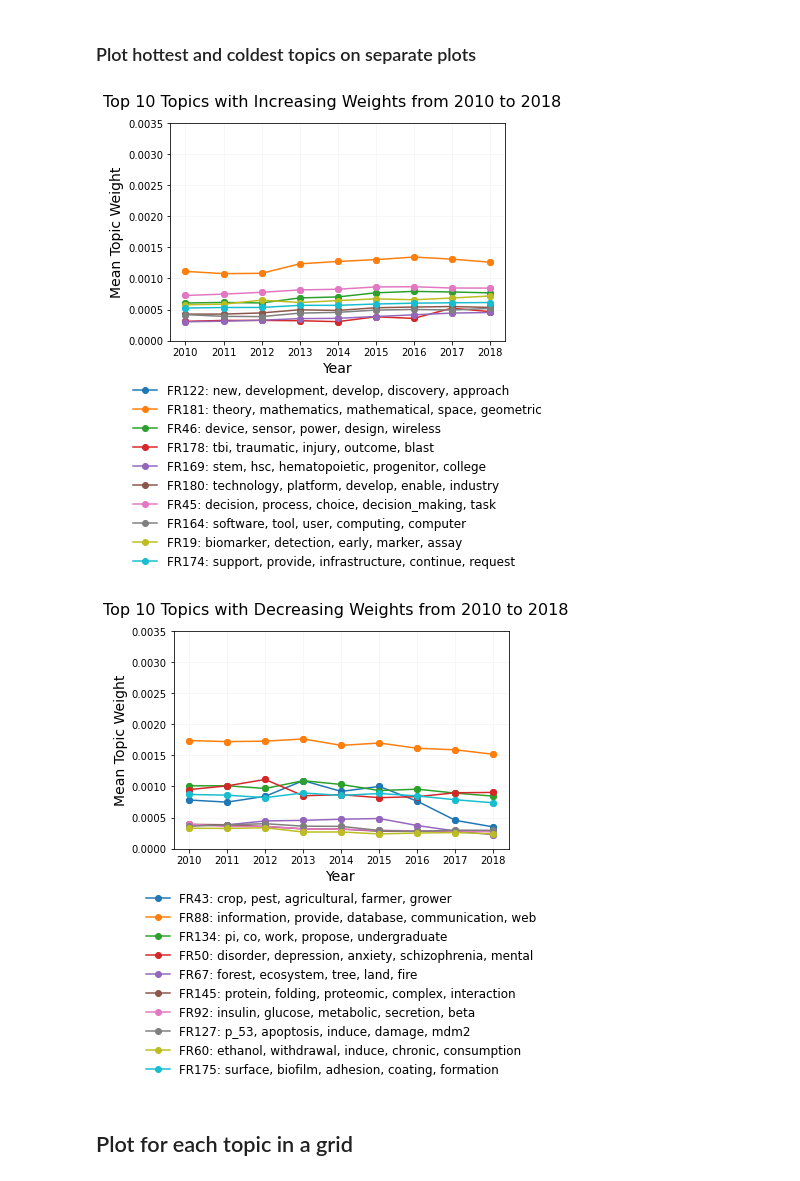
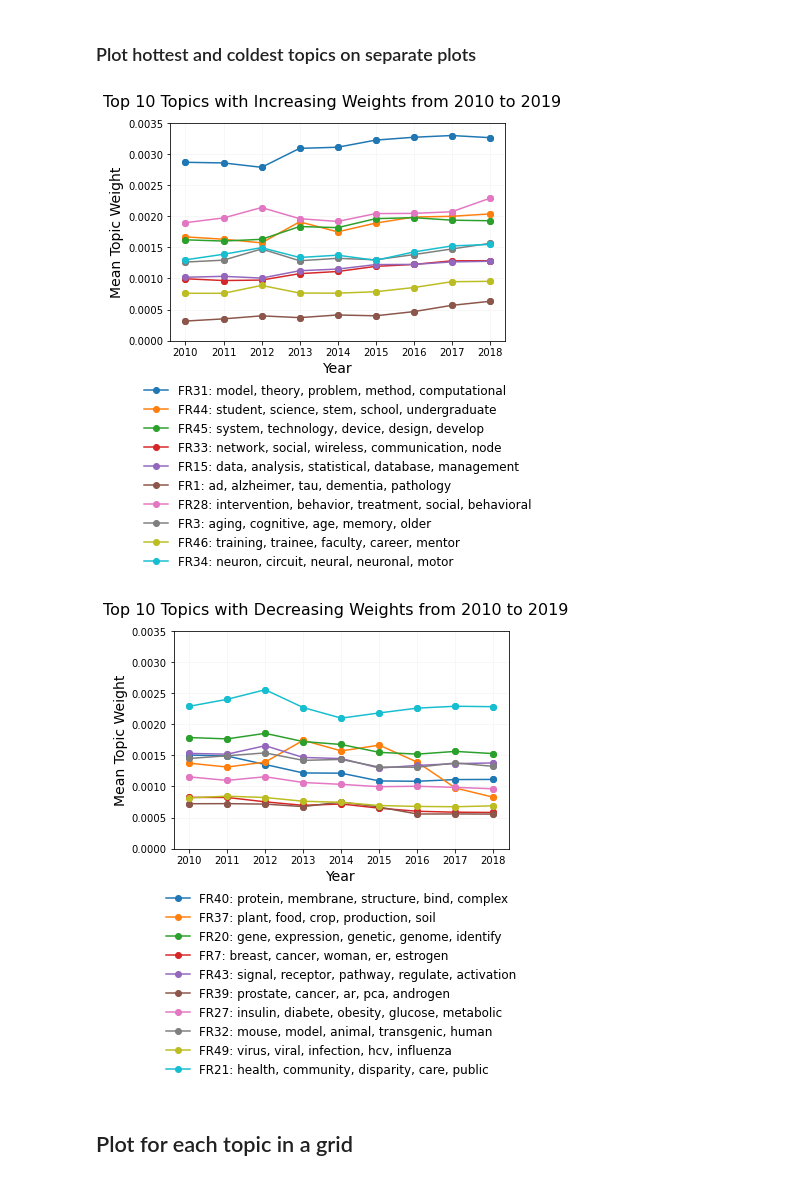
Before and after one commit to uva-bi-sdad/publicrd, a Jupyter notebook: src/Tech-Report/full-results/ET-full-final.ipynb, the cells around one changed output. Cells and saved outputs as stored; diff of their text form; code cells hidden in the pictures.

```diff
--- a/src/Tech-Report/full-results/ET-full-final.ipynb
+++ b/src/Tech-Report/full-results/ET-full-final.ipynb
@@ -128,9 +128,9 @@ tf_idf = tfidf_vectorizer.fit_transform(text)
 #    pickle.dump((doc_topic, topic_term), f)
 # %%
 # read in fit topic model
-num_topics = 200
+num_topics = 50            # model=50, 100, 150, 200.
 
-with open("/project/biocomplexity/sdad/projects_data/ncses/prd/Tech-Report/nmf_full_200.pkl", "rb") as f:
+with open("/project/biocomplexity/sdad/projects_data/ncses/prd/Tech-Report/nmf_full_"+str(num_topics)+".pkl", "rb") as f:
     res = pickle.load(f)
 
 doc_topic = res[0]
@@ -180,9 +180,10 @@ topic_counts = topic_count_bool.groupby("START_YEAR").sum().reset_index()
 topic_counts["START_YEAR"] = topic_counts["START_YEAR"].astype(int)
 # %%
 # get docs between 2010 and 2019
+end_year = 2019
 topic_counts_filt = topic_counts[topic_counts["START_YEAR"] > 2009]
 #topic_counts_filt = topic_counts_filt[topic_counts_filt["START_YEAR"] < 2020]
-topic_counts_filt = topic_counts_filt[topic_counts_filt["START_YEAR"] < 2019]
+topic_counts_filt = topic_counts_filt[topic_counts_filt["START_YEAR"] < end_year]
 # %%
 n_by_topic = topic_counts_filt.sum()[1:]
 # %%
@@ -196,7 +199,7 @@ topic_frame_se["START_YEAR"] = topic_frame_se["START_YEAR"].astype(int)
 
 topic_wts_se_2010_2019 = topic_frame_se[topic_frame_se["START_YEAR"] > 2009]
 #topic_wts_se_2010_2019 = topic_wts_se_2010_2019[topic_wts_se_2010_2019["START_YEAR"] < 2020]
-topic_wts_se_2010_2019 = topic_wts_se_2010_2019[topic_wts_se_2010_2019["START_YEAR"] < 2019]
+topic_wts_se_2010_2019 = topic_wts_se_2010_2019[topic_wts_se_2010_2019["START_YEAR"] < end_year]
 # %%
 topic_frame = topic_frame.groupby("START_YEAR").mean().reset_index()
 topic_frame = topic_frame.sort_values(by = "START_YEAR")
@@ -206,7 +209,7 @@ topic_frame["START_YEAR"] = topic_frame["START_YEAR"].astype(int)
 
 topic_wts_2010_2019 = topic_frame[topic_frame["START_YEAR"] > 2009]
 #topic_wts_2010_2019 = topic_wts_2010_2019[topic_wts_2010_2019["START_YEAR"] < 2020]
-topic_wts_2010_2019 = topic_wts_2010_2019[topic_wts_2010_2019["START_YEAR"] < 2019]
+topic_wts_2010_2019 = topic_wts_2010_2019[topic_wts_2010_2019["START_YEAR"] < end_year]
 # %%
 # fit OLS and get slope, SE, p-value
 topic_slopes = []
@@ -284,7 +287,7 @@ linestyle_tuple = [
 
 line_return = []
 fig = plt.figure()
-fig.suptitle('Top 10 Topics with Increasing Weights from 2010 to 2018', fontsize=16)
+fig.suptitle('Top 10 Topics with Increasing Weights from 2010 to '+str(end_year), fontsize=16)
 ax = fig.add_subplot(111)
 plt.grid(True, color = "whitesmoke")
 line = [[(0, 0)]]
@@ -322,7 +325,7 @@ lc2 = mcol.LineCollection(2 * line, linestyles=['solid','dashed'], colors=['oran
 
 plt.legend([top_leg_label[x] for x in range(0,len(top_leg_label))], bbox_to_anchor=(0.35, -0.35, 0.3, 0.2),
            loc='upper center', fontsize = 'large', frameon = False)
-plt.savefig("et_paper/full_increasing_200_topics_2018.png", dpi = 800, bbox_inches = "tight")
+plt.savefig("et_paper/full_increasing_"+str(num_topics)+"_topics_"+str(end_year)+".pdf", dpi = 800, bbox_inches = "tight")
 plt.show()
 
 
@@ -333,7 +336,7 @@ plt.show()
 
 line_return = []
 fig = plt.figure()
-fig.suptitle('Top 10 Topics with Decreasing Weights from 2010 to 2018', fontsize=16)
+fig.suptitle('Top 10 Topics with Decreasing Weights from 2010 to '+str(2019), fontsize=16)
 ax = fig.add_subplot(111)
 plt.grid(True, color = "whitesmoke")
 i = 0
@@ -347,36 +350,36 @@ for n in bottom_slopes.index:
     #ax.plot(topic_wts_2010_2019["START_YEAR"], (topic_wts_2010_2019["START_YEAR"]*linear_fit.coef_[0][0])+linear_fit.intercept_,linestyle = 'dashed', color = color_list[i+5])
     ax.plot(topic_wts_2010_2019["START_YEAR"], topic_wts_2010_2019.iloc[:,n+1], '-o', color=color, zorder = zorder)
     #ax.plot(topic_wts_2010_2019["START_YEAR"], topic_wts_2010_2019.iloc[:,n+1], '-o', color=color, zorder = zorder, linestyle=linestyle_tuple[i])
     ax.errorbar(topic_wts_2010_2019["START_YEAR"], topic_wts_2010_2019.iloc[:,n+1],
             yerr = np.array(topic_wts_se_2010_2019.iloc[:,n+1]), fmt = 'o', color=color, zorder = zorder)
     #line_return.append(mcol.LineCollection(2 * line, linestyles=['solid','dashed'], colors=[color_list[i+5],color_list[i+5]]))
     line_return.append(mcol.LineCollection(line, linestyles=['solid'], colors=[color]))
     #line_return.append(mcol.LineCollection(line, linestyles=linestyle_tuple, colors=[color]))
     i+=1
     #leg.append("Topic %d"%(n+1))
 
 plt.xticks(np.arange(topic_wts_2010_2019["START_YEAR"].min(), topic_wts_2010_2019["START_YEAR"].max()+1, 1.0))
 plt.xlabel('Year', fontsize=14)
 plt.ylabel('Mean Topic Weight', fontsize=14)
 plt.ylim(bottom = 0, top = 0.0035)
 #ax.yaxis.set_label_coords(-0.14,0.5)
 
 
 # set up the proxy artist
 lc = mcol.LineCollection(2 * line, linestyles=['solid','dashed'], colors=['blue','blue'])
 lc2 = mcol.LineCollection(2 * line, linestyles=['solid','dashed'], colors=['orange','orange'])
 
 # create the legend
 #plt.legend(line_return, [leg[x-1] for x in bottom_slopes], handler_map={type(line_return[0]): HandlerDashedLines()},
 #          handlelength=2, handleheight=2,bbox_to_anchor=(1.05, 0.7, 0.3, 0.2), loc='upper left')
 
 plt.legend([bottom_leg_label[x] for x in range(0,len(bottom_leg_label))], bbox_to_anchor=(0.35, -0.35, 0.3, 0.2),
            loc='upper center', fontsize = 'large', frameon = False)
-plt.savefig("et_paper/full_decreasing_200_topics_2018.png", dpi = 800, bbox_inches = "tight")
+plt.savefig("et_paper/full_decreasing_"+str(50)+"_topics_"+str(2019)+".pdf", dpi = 800, bbox_inches = "tight")
 plt.show()
 # %% [output]
-[figure, old version]
+[figure, new version]
-[figure, old version]
+[figure, new version]
 # %% [markdown]
 ## Plot for each topic in a grid
 # %%
```
Also changed, not shown: parts of 2 cells of this notebook, 26 other files.
